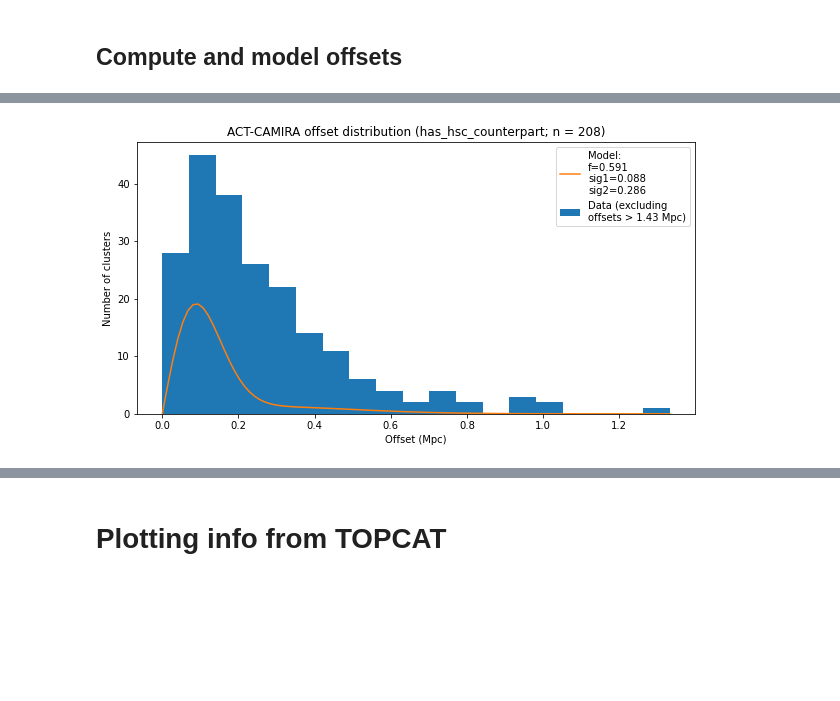
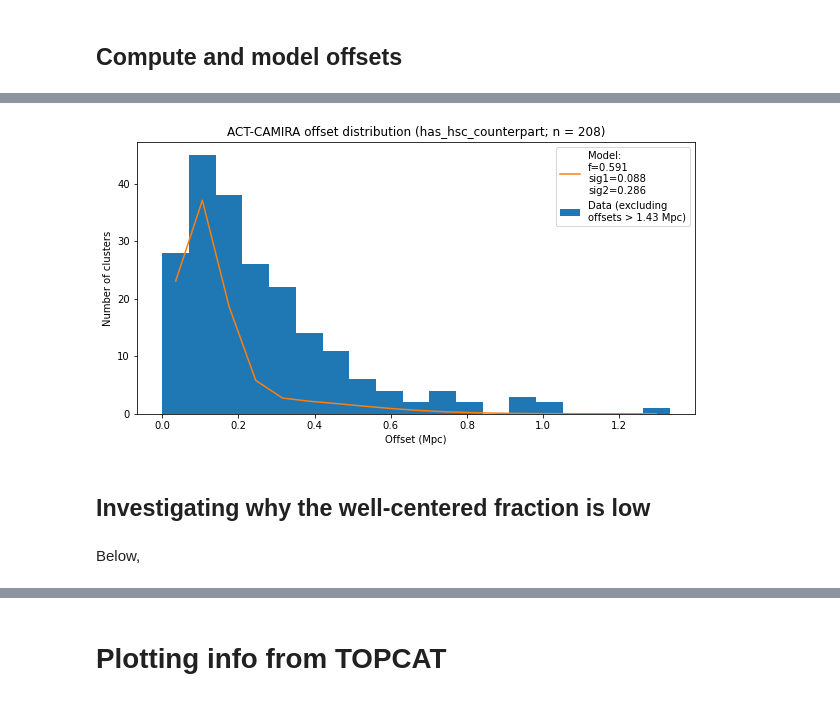
Before and after one commit to Jupiter1994/hsc-miscentering, a Jupyter notebook: Exploring cluster catalogs.ipynb, the cells around one changed output, grey strips where cells are left out. Drawn from its saved outputs; the diff is of its cells as text; code cells hidden in the pictures; blank space fills up the shorter version.

```diff
--- a/Exploring cluster catalogs.ipynb
+++ b/Exploring cluster catalogs.ipynb
@@ -495,10 +507,27 @@ redshifts = ACT_cat[has_hsc_counterpart][good_inds]['redshift']
 physical_sep = get_physical_sep(cosmo, angular_sep, redshifts)
 
 # remove large offsets
-limit = 1. * u.Mpc / h
+limit = 1 * u.Mpc / h
 below_offset_limit = (physical_sep < limit)
 offsets_Mpc = physical_sep[below_offset_limit]
 
+offsets_Mpc.sort()
+print(f'Largest offsets: {offsets_Mpc[-3:]}')
+
 f_excluded = 1 - len(offsets_Mpc) / len(physical_sep)
 print(f'Percent of offsets excluded: {np.round(f_excluded * 100, 2)}%')
+
+## Fit the model
+offsets = offsets_Mpc.value # "offsets" is unitless
+
+initial_guess = (0.68, 0.066, 0.37)
+# Nelder-Mead is the only method in scipy.optimize.minimize that yields reasonable results
+best_guess = minimize(fun=objective_fn, x0=initial_guess, args=(offsets), \
+                     method='Nelder-Mead')
+
+init_obj = objective_fn(initial_guess, offsets)
+#print(f'Initial obj: {init_obj}\n')
+
+f_best, sig1_best, sig2_best = best_guess.x
+#print(best_guess)
 # %% [output]
@@ -532,23 +547,28 @@ Initial obj: 3.2139585541346174e-104
 # %%
 ## Plot offset distribution (has_hsc_counterpart)
 
 plt.figure(figsize=(10,5))
-plt.title("ACT-CAMIRA offset distribution")
+plt.title(f"ACT-CAMIRA offset distribution (has_hsc_counterpart; n = {len(offsets)})")
 
 # Data
-plt.title(f"ACT-CAMIRA offset distribution (has_hsc_counterpart; n = {len(offsets)})")
-bins = np.linspace(0, np.max(offsets), num=20)
-plt.hist(physical_sep, bins=bins, label=f"Data (excluding\noffsets > {np.round(limit,2)})")
+num_bins = 20
+bins = np.linspace(0, np.max(offsets), num=num_bins)
+hist = plt.hist(physical_sep, bins=bins, label=f"Data (excluding\noffsets > {np.round(limit,2)})")
 plt.xlabel("Offset (Mpc)")
 plt.ylabel("Number of clusters")
 
 # Model
-x_axis = np.linspace(0, np.max(offsets), num=100)
-y_axis = offset_model(offset=x_axis, f_cen=f_best, sigma_1=sig1_best, sigma_2=sig2_best)
+x_axis = (hist[1][:-1] + hist[1][1:]) / 2 # midpoints of histogram bins
+norm_factor = 2. # normalize model
+y_axis = norm_factor * offset_model(offset=x_axis, f_cen=f_best, sigma_1=sig1_best, sigma_2=sig2_best)
 plt.plot(x_axis, y_axis, label=\
          f"Model:\nf={np.round(f_best,3)}\nsig1={np.round(sig1_best,3)}\nsig2={np.round(sig2_best,3)}")
 
 plt.legend()
 plt.show()
 # %% [output]
-[figure, old version]
+[figure, new version]
+# %% [markdown]
+## Investigating why the well-centered fraction is low
+# %% [markdown]
+Below,
```
Also changed, not shown: parts of 9 cells of this notebook.
